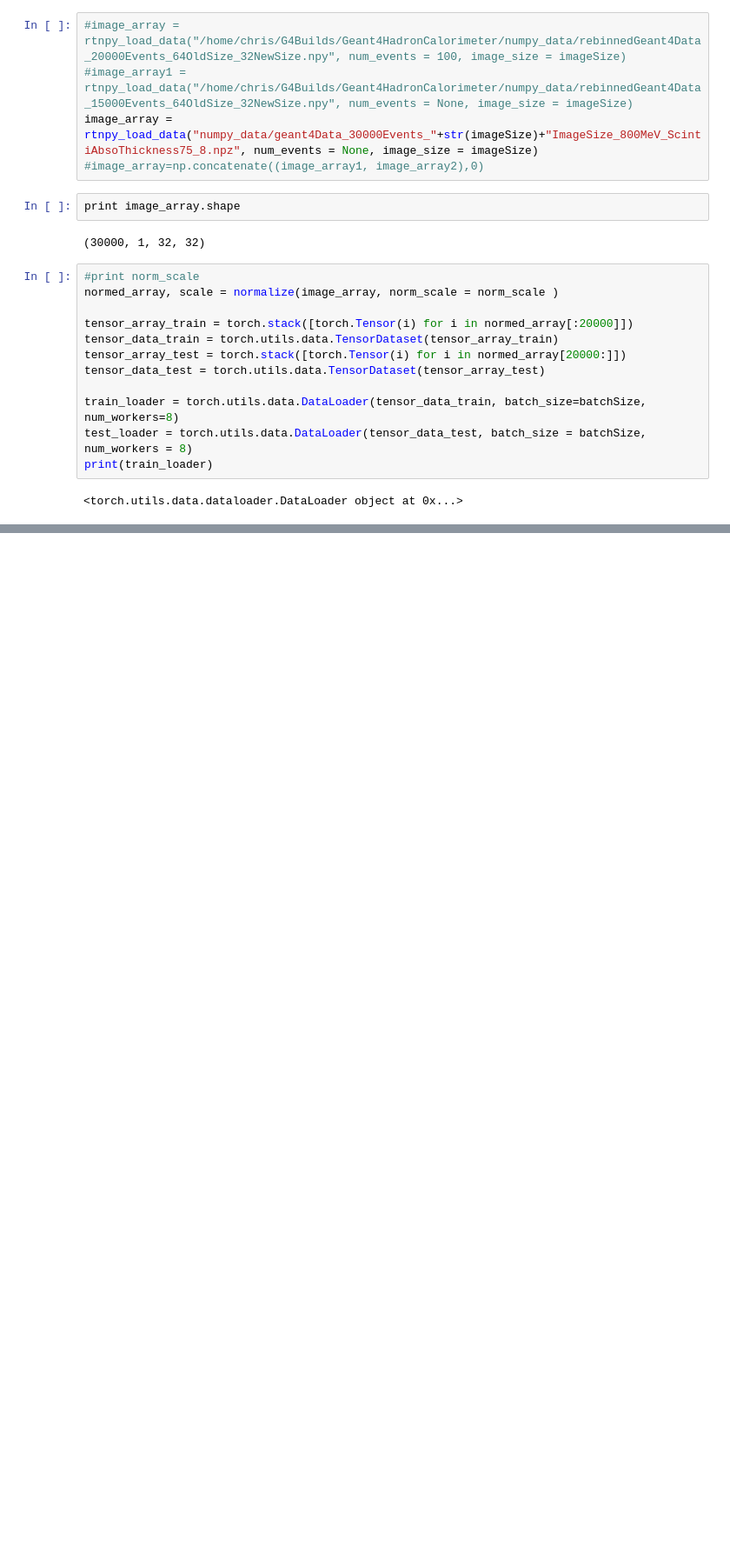
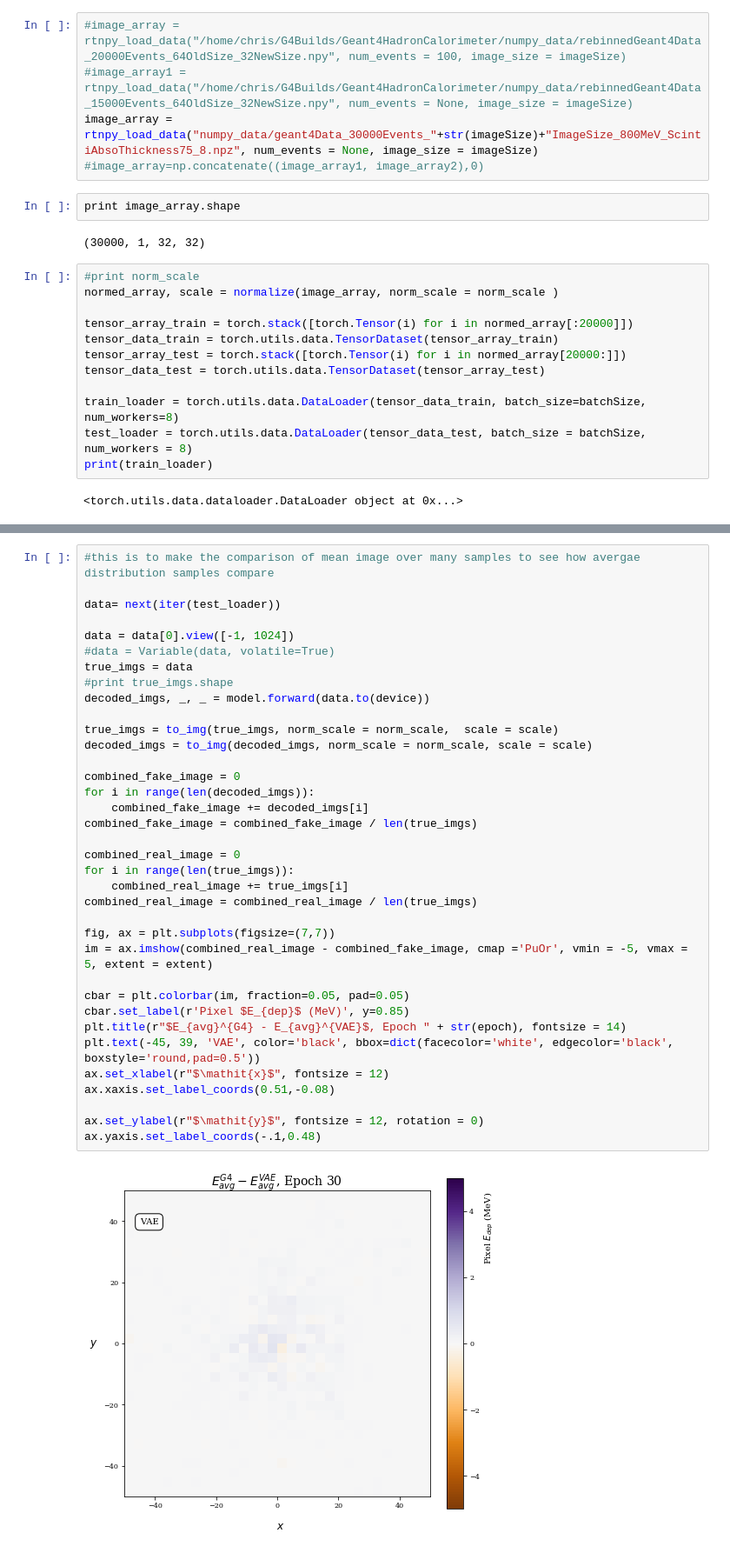
Before and after one commit to malbergo/GenerativeElectronGun, a Jupyter notebook: VAEElectronGun.ipynb, the cells around one changed output, grey strips where cells are left out. Shown at 87% size. Drawn from its saved outputs; the diff is of its cells as text; blank space fills up the shorter version.

```diff
--- a/VAEElectronGun.ipynb
+++ b/VAEElectronGun.ipynb
@@ -556,0 +507,38 @@ plt.colorbar(im)
+# %%
+#this is to make the comparison of mean image over many samples to see how avergae distribution samples compare
+
+data= next(iter(test_loader))
+
+data = data[0].view([-1, 1024])
+#data = Variable(data, volatile=True)
+true_imgs = data
+#print true_imgs.shape
+decoded_imgs, _, _ = model.forward(data.to(device))
+
+true_imgs = to_img(true_imgs, norm_scale = norm_scale,  scale = scale)
+decoded_imgs = to_img(decoded_imgs, norm_scale = norm_scale, scale = scale)
+
+combined_fake_image = 0
+for i in range(len(decoded_imgs)):
+    combined_fake_image += decoded_imgs[i]
+combined_fake_image = combined_fake_image / len(true_imgs)
+
+combined_real_image = 0
+for i in range(len(true_imgs)):
+    combined_real_image += true_imgs[i]
+combined_real_image = combined_real_image / len(true_imgs)
+
+fig, ax = plt.subplots(figsize=(7,7))
+im = ax.imshow(combined_real_image - combined_fake_image, cmap ='PuOr', vmin = -5, vmax = 5, extent = extent)
+
+cbar = plt.colorbar(im, fraction=0.05, pad=0.05)
+cbar.set_label(r'Pixel $E_{dep}$ (MeV)', y=0.85)
+plt.title(r"$E_{avg}^{G4} - E_{avg}^{VAE}$, Epoch " + str(epoch), fontsize = 14)
+plt.text(-45, 39, 'VAE', color='black', bbox=dict(facecolor='white', edgecolor='black', boxstyle='round,pad=0.5'))
+ax.set_xlabel(r"$\mathit{x}$", fontsize = 12)
+ax.xaxis.set_label_coords(0.51,-0.08)
+
+ax.set_ylabel(r"$\mathit{y}$", fontsize = 12, rotation = 0)
+ax.yaxis.set_label_coords(-.1,0.48)
+# %% [output]
+[figure, added]
```
Also changed, not shown: parts of 16 cells of this notebook.
